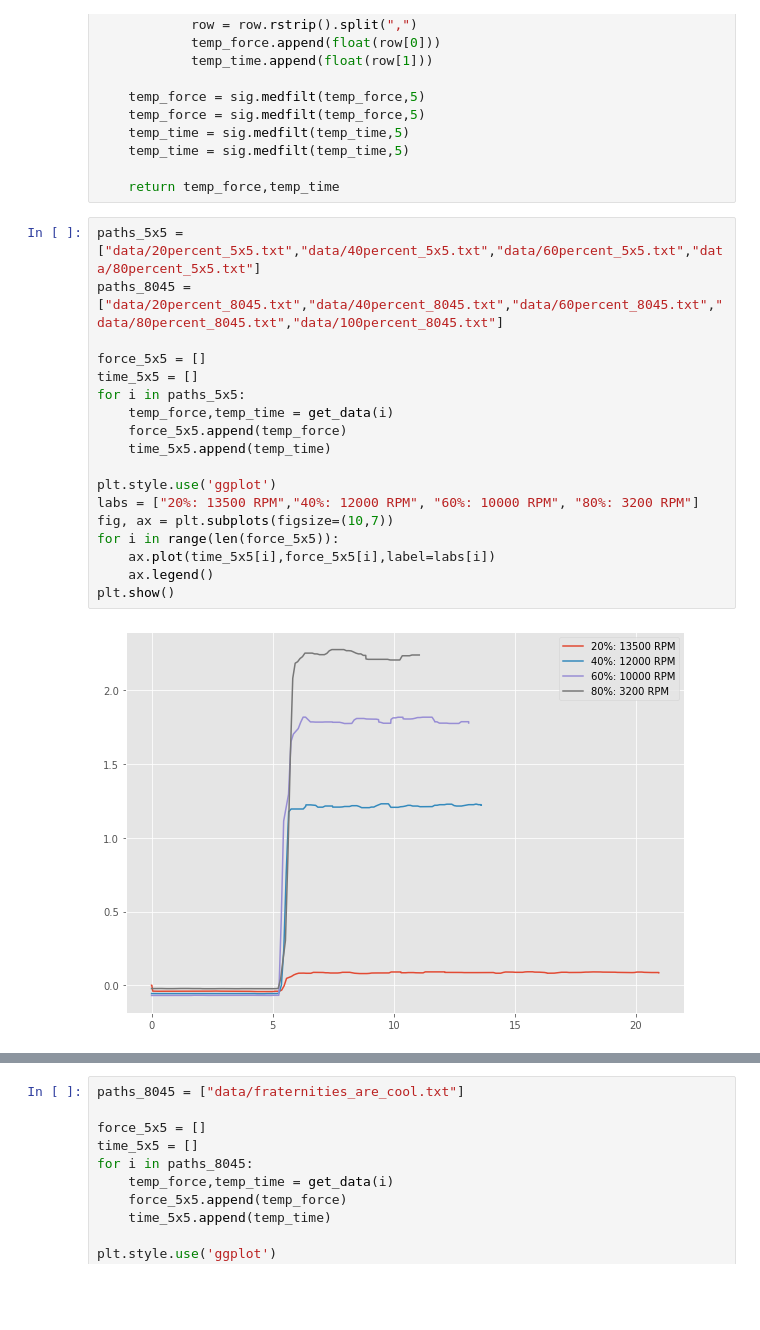
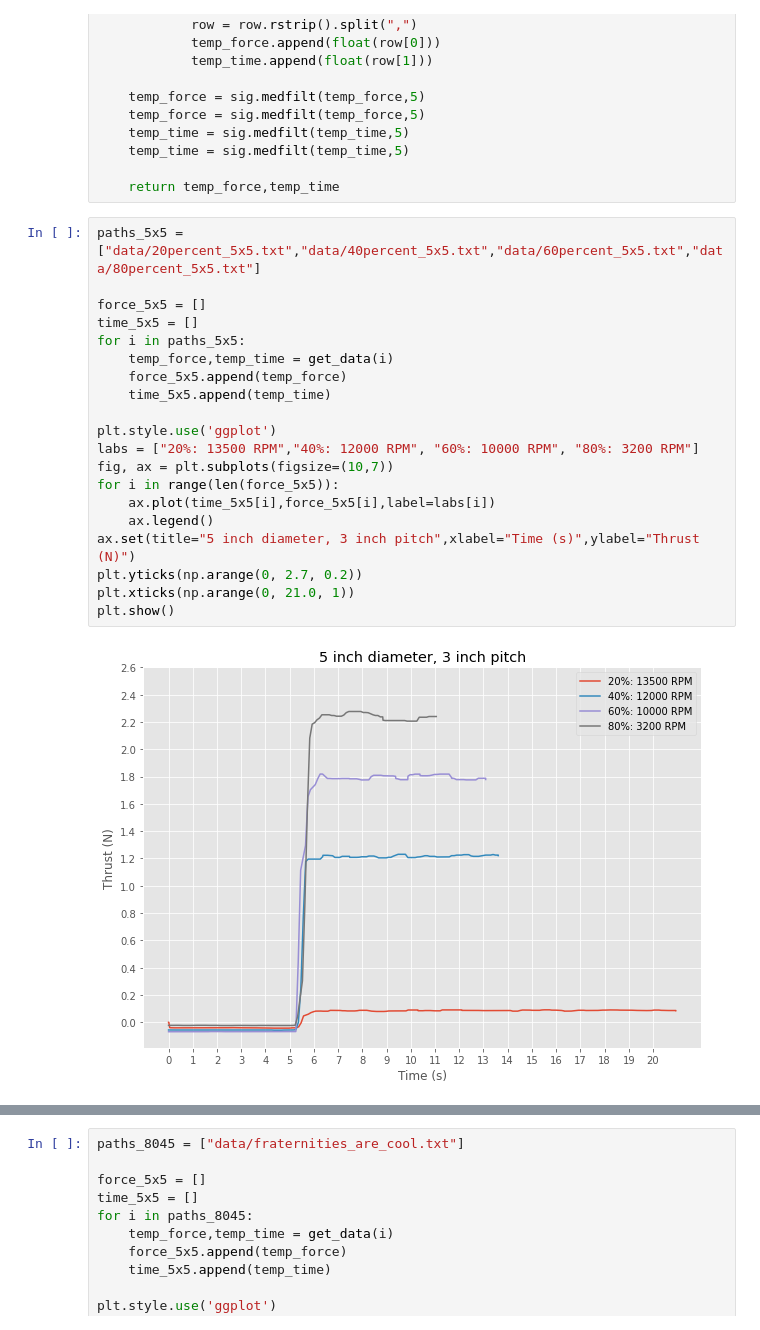
Before and after one commit to nmarks99/aero-capstone, a Jupyter notebook: thrust_test/nice_plots.ipynb, the cells around one changed output, grey strips where cells are left out. Saved outputs shown, nothing was run; the diff lists cells and outputs as text; blank space fills up the shorter version.

Commit message:
updates to plotting notebook

```diff
--- a/thrust_test/nice_plots.ipynb
+++ b/thrust_test/nice_plots.ipynb
@@ -20,24 +20,26 @@ def get_data(data_path):
     return temp_force,temp_time
 # %%
 paths_5x5 = ["data/20percent_5x5.txt","data/40percent_5x5.txt","data/60percent_5x5.txt","data/80percent_5x5.txt"]
-paths_8045 = ["data/20percent_8045.txt","data/40percent_8045.txt","data/60percent_8045.txt","data/80percent_8045.txt","data/100percent_8045.txt"]
 
 force_5x5 = []
 time_5x5 = []
 for i in paths_5x5:
     temp_force,temp_time = get_data(i)
     force_5x5.append(temp_force)
     time_5x5.append(temp_time)
 
 plt.style.use('ggplot')
 labs = ["20%: 13500 RPM","40%: 12000 RPM", "60%: 10000 RPM", "80%: 3200 RPM"]
 fig, ax = plt.subplots(figsize=(10,7))
 for i in range(len(force_5x5)):
     ax.plot(time_5x5[i],force_5x5[i],label=labs[i])
     ax.legend()
+ax.set(title="5 inch diameter, 3 inch pitch",xlabel="Time (s)",ylabel="Thrust (N)")
+plt.yticks(np.arange(0, 2.7, 0.2))
+plt.xticks(np.arange(0, 21.0, 1))
 plt.show()
 # %% [output]
-[figure, old version]
+[figure, new version]
 # %%
 paths_8045 = ["data/20percent_8045.txt","data/40percent_8045.txt","data/60percent_8045.txt","data/80percent_8045_2.txt"]
 
```
Also changed, not shown: parts of 1 cell of this notebook.
